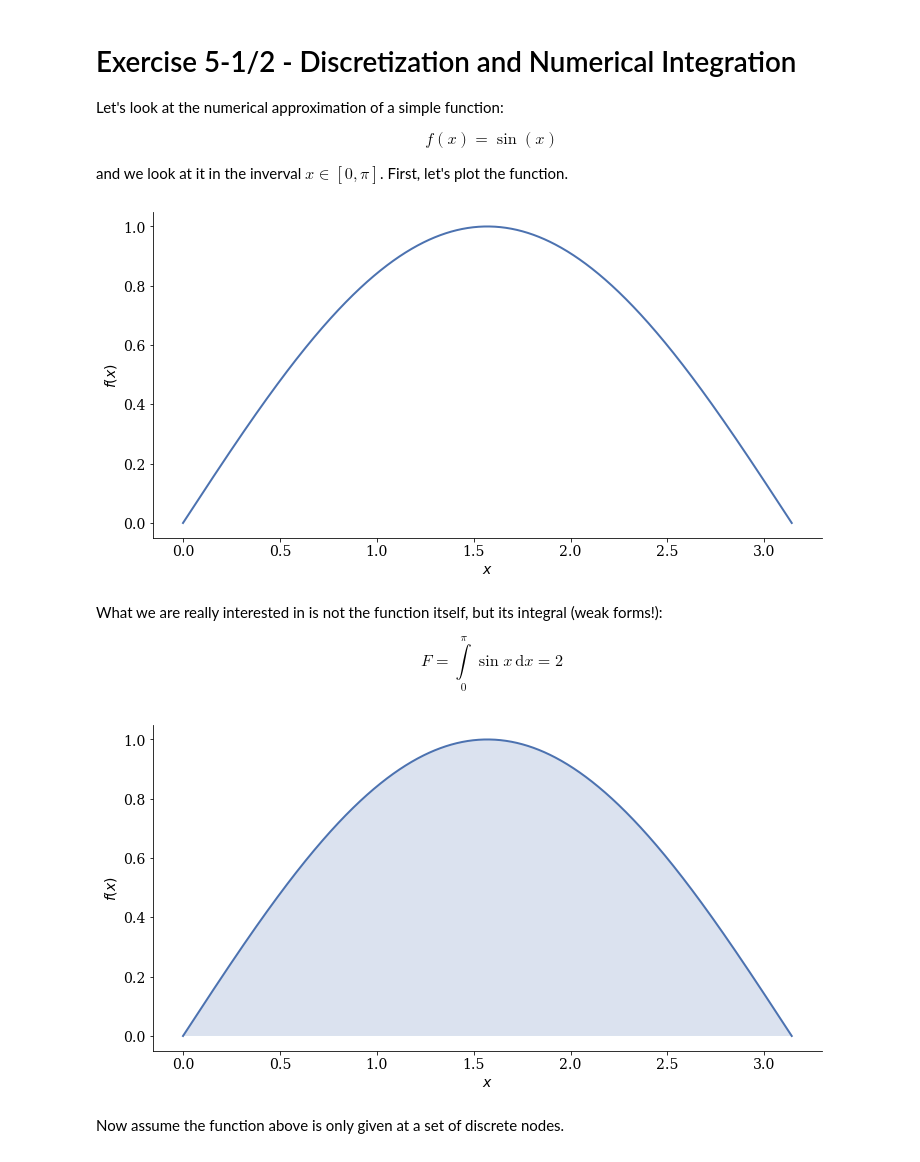
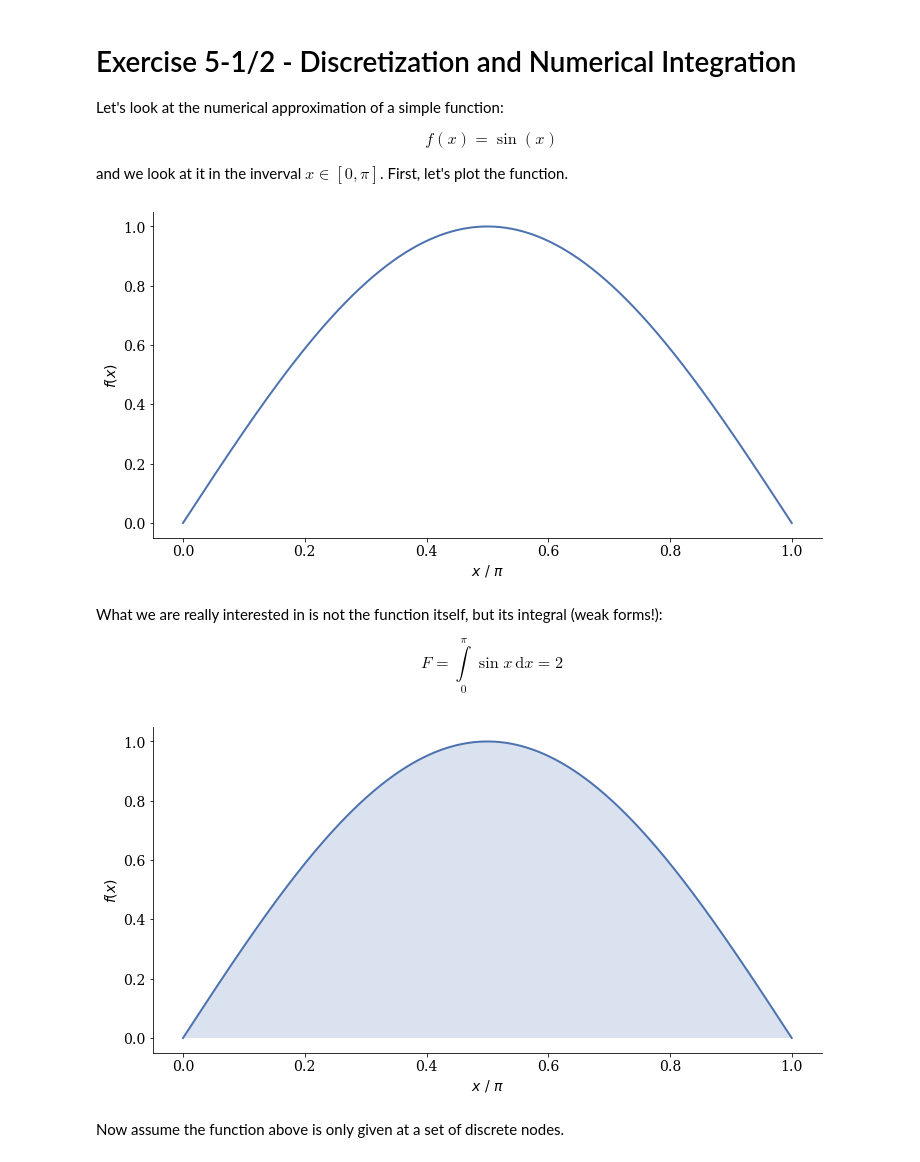
Before and after one commit to nagelt/Numerical_Methods_Introduction, a Jupyter notebook: 06a_discretization_and_integration.ipynb, the cells around one changed output. Saved outputs shown, nothing was run; the diff lists cells and outputs as text; code cells hidden in the pictures.

```diff
--- a/06a_discretization_and_integration.ipynb
+++ b/06a_discretization_and_integration.ipynb
@@ -47,11 +47,11 @@ x = np.linspace(0,np.pi,1000)
 #define the function
 f = lambda x: np.sin(x)
 # %%
-plt.plot(x,f(x))
-plt.xlabel('$x$')
+plt.plot(x/np.pi,f(x))
+plt.xlabel('$x$ / $\pi$')
 plt.ylabel('$f(x)$');
 # %% [output]
-[figure, old version]
+[figure, new version]
 # %% [markdown]
 What we are really interested in is not the function itself, but its integral (weak forms!):
 
@@ -59,12 +59,12 @@ $$
     F = \int \limits_0^\pi \sin x\,\text{d}x = 2
 $$
 # %%
-plt.plot(x,f(x))
-plt.xlabel('$x$')
+plt.plot(x/np.pi,f(x))
+plt.xlabel('$x$ / $\pi$')
 plt.ylabel('$f(x)$');
-plt.fill_between(x,f(x),alpha=0.2);
+plt.fill_between(x/np.pi,f(x),alpha=0.2);
 # %% [output]
-[figure, old version]
+[figure, new version]
 # %% [markdown]
 Now assume the function above is only given at a set of discrete nodes.
 # %%
```
Also changed, not shown: parts of 3 cells of this notebook, 2 other files.
